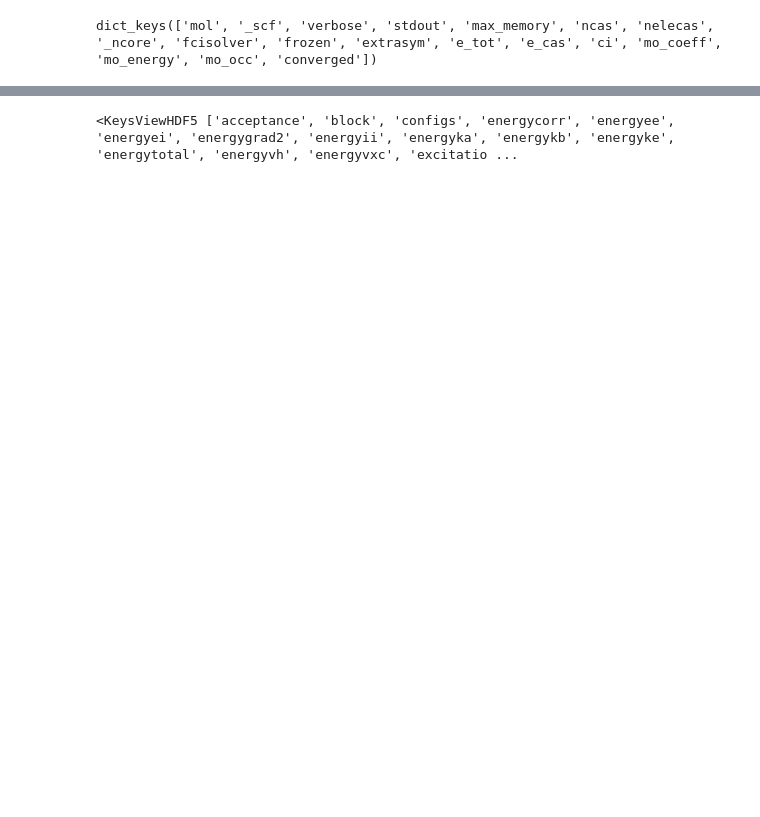
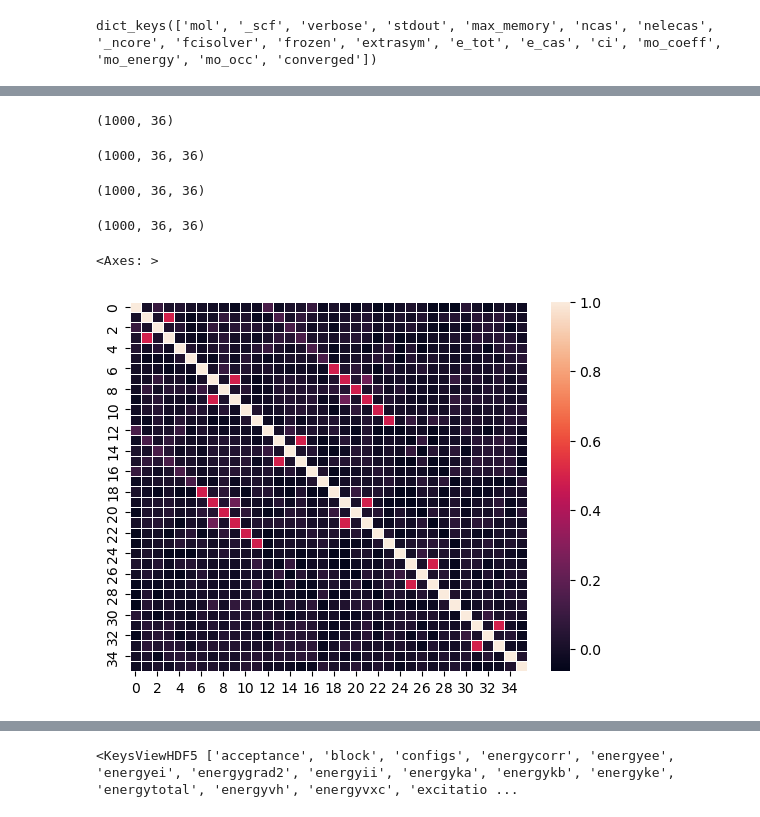
Before and after one commit to kayahans/pyqmc, a Jupyter notebook: pyqmc/test-overlap-casci.ipynb, the cells around one changed output, grey strips where cells are left out. Drawn from its saved outputs; the diff is of its cells as text; code cells hidden in the pictures; blank space fills up the shorter version.

```diff
--- a/pyqmc/test-overlap-casci.ipynb
+++ b/pyqmc/test-overlap-casci.ipynb
@@ -334,0 +128,21 @@ plt.plot(gradbl[idx]-gradbr[idx]/np.exp(phib))
+# %%
+nup = np.einsum('ni, ni, nj, nj->nij', updets[0], np.exp(updets[1]), updets[0], np.exp(updets[1]))
+ndn = np.einsum('ni, ni, nj, nj->nij', dndets[0], np.exp(dndets[1]), dndets[0], np.exp(dndets[1]))
+
+psi_i = np.einsum('ni, ni, ni, ni->ni', updets[0], np.exp(updets[1]), dndets[0], np.exp(dndets[1]))
+psi_ij = np.sqrt(np.einsum('ni, ni, nj, nj ->nij', psi_i, psi_i, psi_i, psi_i))
+# psi_i_sum  = np.sum(psi_i**2, axis=0)
+
+# # rho = np.sum(psi_i**2, axis=1)
+
+ovlp_ij  = nup*ndn
+# nom = np.einsum('nij, n->ij', ovlp_ij, np.sqrt(rho))
+
+# # d1 = np.einsum('ni, ni, n->i', psi_i, psi_i, rho)
+# # d  = np.sqrt(np.einsum('i, j->ij', d1, d1))
+
+# # ovlp = nom/d
+# import seaborn as sns
+# # sns.heatmap(ovlp,  linewidths=.5)
+# sns.heatmap(nom,  linewidths=.5)
+nup[0,0]
@@ -334,0 +158,12 @@ plt.plot(gradbl[idx]-gradbr[idx]/np.exp(phib))
+# %%
+psi_i.shape
+# %% [output]
+(1000, 36)
+# %%
+psi_ij.shape
+# %% [output]
+(1000, 36, 36)
+# %%
+ovlp_ij.shape
+# %% [output]
+(1000, 36, 36)
@@ -334,0 +172,10 @@ plt.plot(gradbl[idx]-gradbr[idx]/np.exp(phib))
+# %%
+ovlp_ij.shape
+# %% [output]
+(1000, 36, 36)
+# %%
+d = np.mean(ovlp_ij/psi_ij, axis=0)
+sns.heatmap(d,  linewidths=.5)
+# %% [output]
+<Axes: >
+[figure, added]
```
Also changed, not shown: parts of 67 cells of this notebook, 2 other files.
